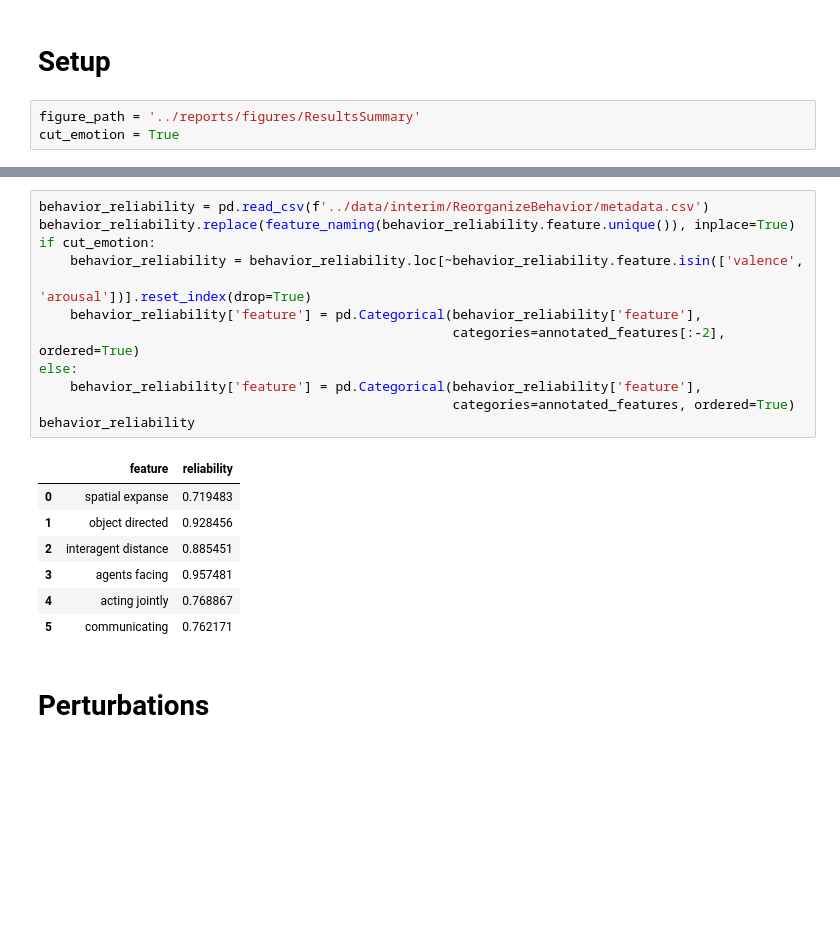
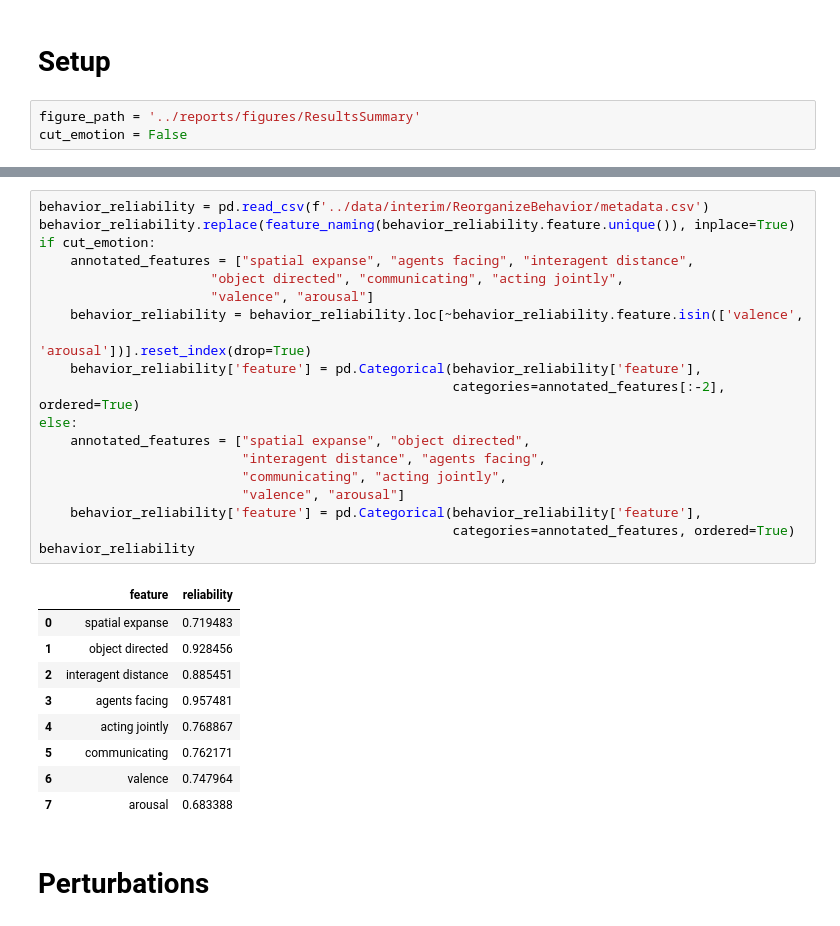
Before and after one commit to Isik-lab/SIfMRI_modeling, a Jupyter notebook: notebooks/model_class_averaging.ipynb, the cells around one changed output, grey strips where cells are left out. Drawn from its saved outputs; the diff is of its cells as text; blank space fills up the shorter version.

```diff
--- a/notebooks/model_class_averaging.ipynb
+++ b/notebooks/model_class_averaging.ipynb
@@ -18,7 +18,7 @@ model_info = get_model_options()
 # Setup
 # %%
 figure_path = '../reports/figures/ResultsSummary'
-cut_emotion = True
+cut_emotion = False
 # %%
 rois = ['EVC', 'MT', 'EBA', 'LOC', 'pSTS', 'aSTS', 'FFA', 'PPA']
 perturbations = ['no nouns', 'only verbs', 'no verbs', 'only nouns', 'shuffled']
@@ -85,23 +93,32 @@ def mean_of_arrays(series):
 # %%
 behavior_reliability = pd.read_csv(f'../data/interim/ReorganizeBehavior/metadata.csv')
 behavior_reliability.replace(feature_naming(behavior_reliability.feature.unique()), inplace=True)
 if cut_emotion:
+    annotated_features = ["spatial expanse", "agents facing", "interagent distance",
+                      "object directed", "communicating", "acting jointly",
+                      "valence", "arousal"]
     behavior_reliability = behavior_reliability.loc[~behavior_reliability.feature.isin(['valence',
                                                                                         'arousal'])].reset_index(drop=True)
     behavior_reliability['feature'] = pd.Categorical(behavior_reliability['feature'],
                                                      categories=annotated_features[:-2], ordered=True)
 else:
+    annotated_features = ["spatial expanse", "object directed",
+                          "interagent distance", "agents facing",
+                          "communicating", "acting jointly",
+                          "valence", "arousal"]
     behavior_reliability['feature'] = pd.Categorical(behavior_reliability['feature'],
                                                      categories=annotated_features, ordered=True)
 behavior_reliability
 # %% [output]
 |  | feature | reliability |
 | 0 | spatial expanse | 0.719483 |
 | 1 | object directed | 0.928456 |
 | 2 | interagent distance | 0.885451 |
 | 3 | agents facing | 0.957481 |
 | 4 | acting jointly | 0.768867 |
 | 5 | communicating | 0.762171 |
+| 6 | valence | 0.747964 |
+| 7 | arousal | 0.683388 |
 # %% [markdown]
 # Perturbations
 # %% [markdown]
```
Also changed, not shown: parts of 19 cells of this notebook, 3 other files.
